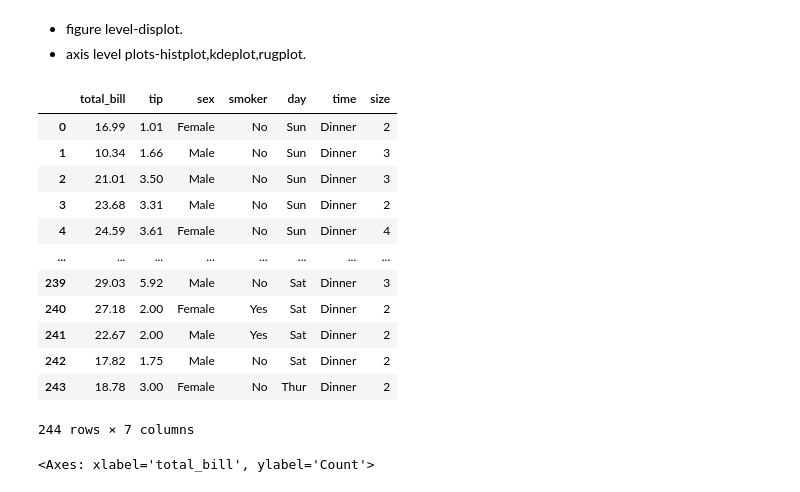
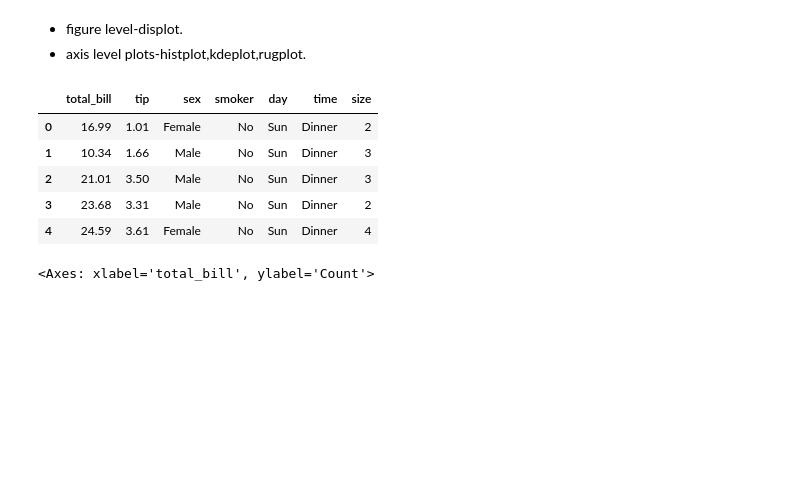
Before and after one commit to naveen3830/Python, a Jupyter notebook: Seaborn/DistributionPlots.ipynb, the cells around one changed output. Drawn from its saved outputs; the diff is of its cells as text; code cells hidden in the pictures; blank space fills up the shorter version.

```diff
--- a/Seaborn/DistributionPlots.ipynb
+++ b/Seaborn/DistributionPlots.ipynb
@@ -19,21 +19,14 @@ import pyforest
 * axis level plots-histplot,kdeplot,rugplot.
 # %%
 d1=sns.load_dataset("tips")
-d1
+d1.head()
 # %% [output]
 |  | total_bill | tip | sex | smoker | day | time | size |
 | 0 | 16.99 | 1.01 | Female | No | Sun | Dinner | 2 |
 | 1 | 10.34 | 1.66 | Male | No | Sun | Dinner | 3 |
 | 2 | 21.01 | 3.50 | Male | No | Sun | Dinner | 3 |
 | 3 | 23.68 | 3.31 | Male | No | Sun | Dinner | 2 |
 | 4 | 24.59 | 3.61 | Female | No | Sun | Dinner | 4 |
-| ... | ... | ... | ... | ... | ... | ... | ... |
-| 239 | 29.03 | 5.92 | Male | No | Sat | Dinner | 3 |
-| 240 | 27.18 | 2.00 | Female | Yes | Sat | Dinner | 2 |
-| 241 | 22.67 | 2.00 | Male | Yes | Sat | Dinner | 2 |
-| 242 | 17.82 | 1.75 | Male | No | Sat | Dinner | 2 |
-| 243 | 18.78 | 3.00 | Female | No | Thur | Dinner | 2 |
-244 rows × 7 columns
 # %%
 sns.histplot(data=d1,x="total_bill")
 # %% [output]
```
Also changed, not shown: parts of 1 cell of this notebook.
